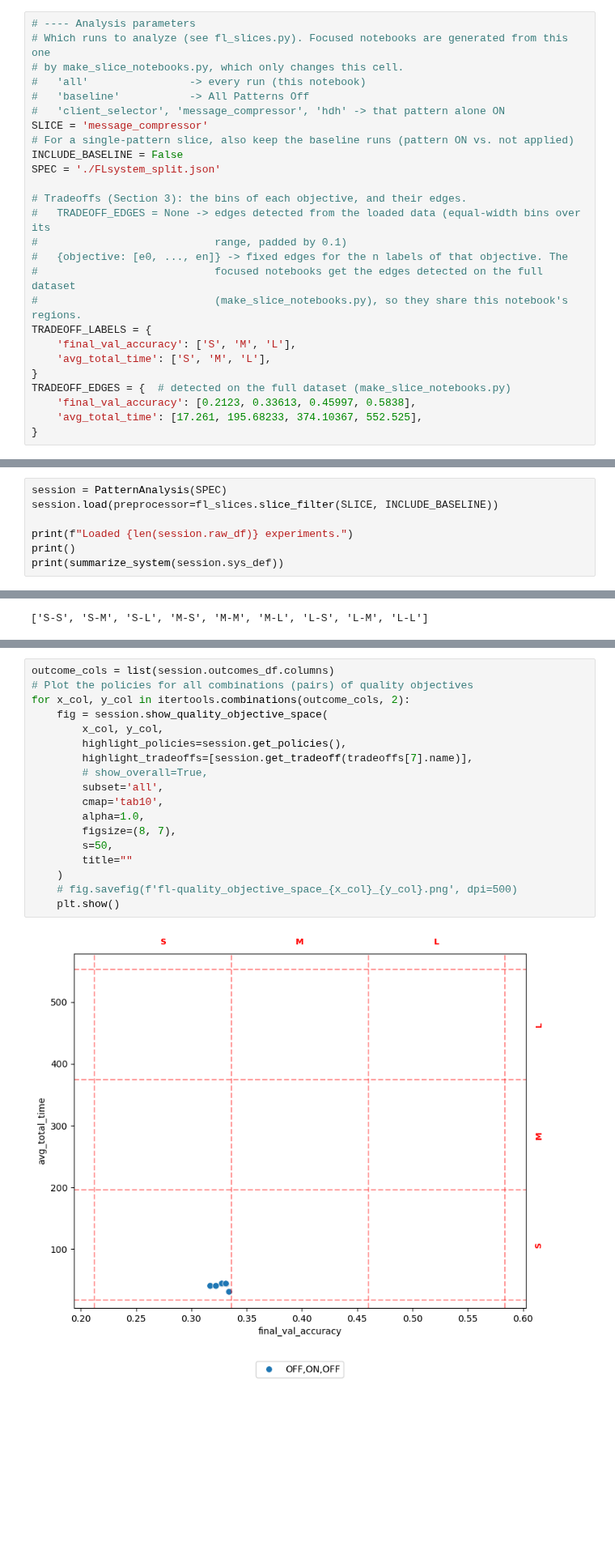
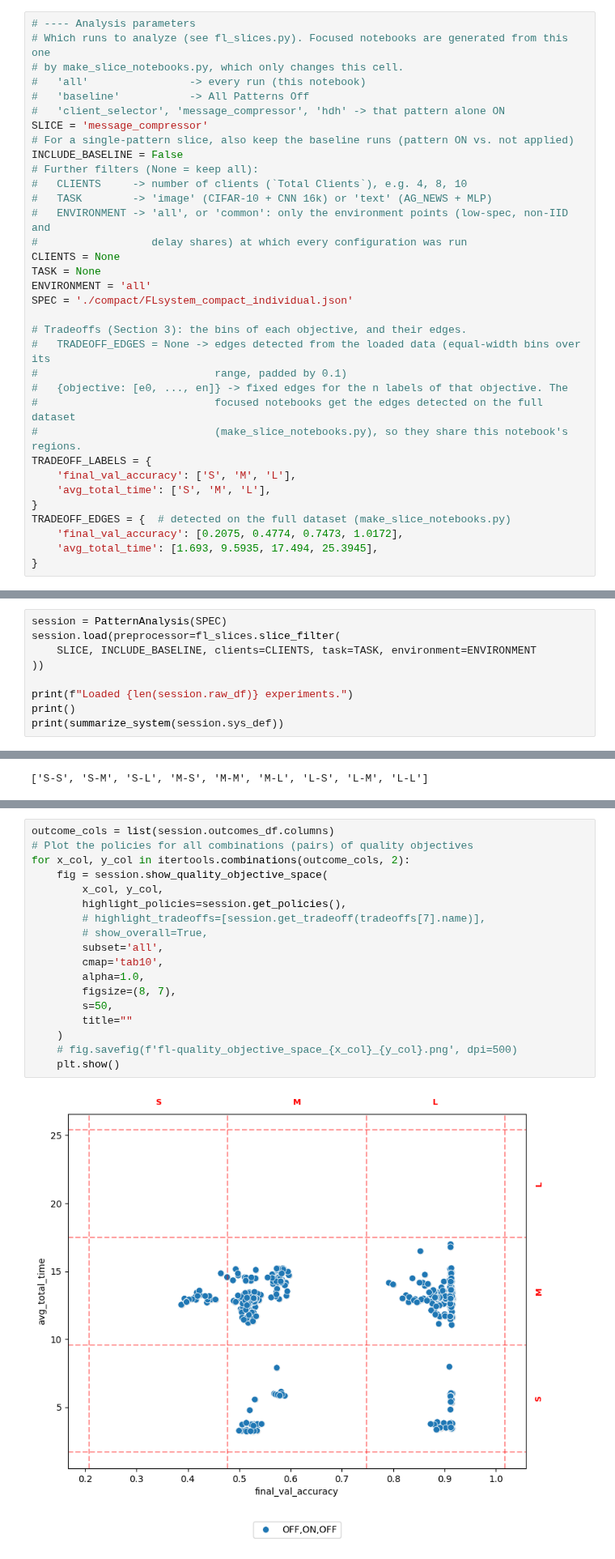
Before and after one commit to andresdp/patterns-sa, a Jupyter notebook: federatedlearning/analysis-fl-message-compressor.ipynb, the cells around one changed output, grey strips where cells are left out. Shown at 81% size. Cells and saved outputs as stored; diff of their text form; blank space fills up the shorter version.

```diff
--- a/federatedlearning/analysis-fl-message-compressor.ipynb
+++ b/federatedlearning/analysis-fl-message-compressor.ipynb
@@ -48,7 +45,15 @@ import fl_slices
 SLICE = 'message_compressor'
 # For a single-pattern slice, also keep the baseline runs (pattern ON vs. not applied)
 INCLUDE_BASELINE = False
-SPEC = './FLsystem_split.json'
+# Further filters (None = keep all):
+#   CLIENTS     -> number of clients (`Total Clients`), e.g. 4, 8, 10
+#   TASK        -> 'image' (CIFAR-10 + CNN 16k) or 'text' (AG_NEWS + MLP)
+#   ENVIRONMENT -> 'all', or 'common': only the environment points (low-spec, non-IID and
+#                  delay shares) at which every configuration was run
+CLIENTS = None
+TASK = None
+ENVIRONMENT = 'all'
+SPEC = './compact/FLsystem_compact_individual.json'
 
 # Tradeoffs (Section 3): the bins of each objective, and their edges.
 #   TRADEOFF_EDGES = None -> edges detected from the loaded data (equal-width bins over its
@@ -61,8 +66,8 @@ TRADEOFF_LABELS = {
     'avg_total_time': ['S', 'M', 'L'],
 }
 TRADEOFF_EDGES = {  # detected on the full dataset (make_slice_notebooks.py)
-    'final_val_accuracy': [0.2123, 0.33613, 0.45997, 0.5838],
-    'avg_total_time': [17.261, 195.68233, 374.10367, 552.525],
+    'final_val_accuracy': [0.2075, 0.4774, 0.7473, 1.0172],
+    'avg_total_time': [1.693, 9.5935, 17.494, 25.3945],
 }
 # %% [markdown]
 ## 1. Load System & Model Summary (R4)
@@ -75,7 +80,9 @@ R4/U2) so the system's decisions, policies, parameter bindings, and
 configuration coverage are visible before any analysis is built on top of it.
 # %%
 session = PatternAnalysis(SPEC)
-session.load(preprocessor=fl_slices.slice_filter(SLICE, INCLUDE_BASELINE))
+session.load(preprocessor=fl_slices.slice_filter(
+    SLICE, INCLUDE_BASELINE, clients=CLIENTS, task=TASK, environment=ENVIRONMENT
+))
 
 print(f"Loaded {len(session.raw_df)} experiments.")
 print()
@@ -275,23 +290,23 @@ All three parameter kinds are candidate *explanations* of the objectives: Sectio
 # %%
 outcome_cols = list(session.outcomes_df.columns)
 # Plot the policies for all combinations (pairs) of quality objectives
 for x_col, y_col in itertools.combinations(outcome_cols, 2):
     fig = session.show_quality_objective_space(
         x_col, y_col,
         highlight_policies=session.get_policies(),
-        highlight_tradeoffs=[session.get_tradeoff(tradeoffs[7].name)],
+        # highlight_tradeoffs=[session.get_tradeoff(tradeoffs[7].name)],
         # show_overall=True,
         subset='all',
         cmap='tab10',
         alpha=1.0,
         figsize=(8, 7),
         s=50,
         title=""
     )
     # fig.savefig(f'fl-quality_objective_space_{x_col}_{y_col}.png', dpi=500)
     plt.show()
 # %% [output]
-[figure, old version]
+[figure, new version]
 # %% [markdown]
 ### Reading the objective space
 
```
Also changed, not shown: parts of 55 cells of this notebook, 54 other files.
